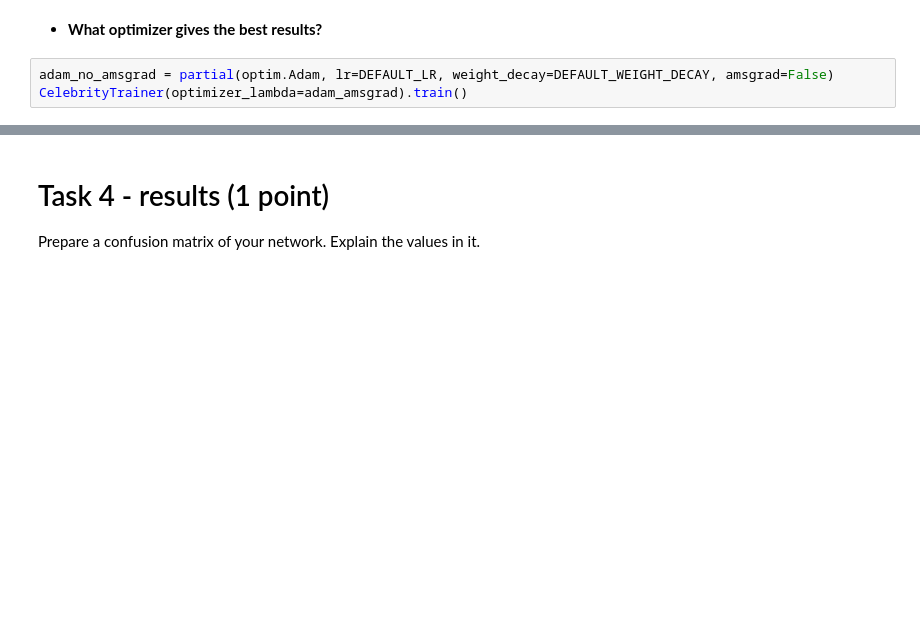
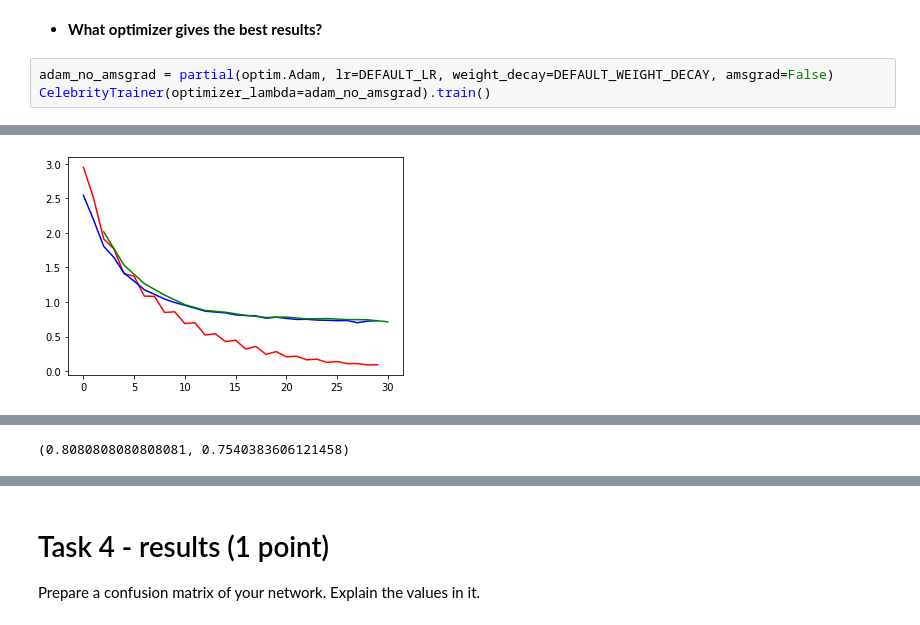
Before and after one commit to mnaruniec/GSN-Image-Classification, a Jupyter notebook: Assignment1.ipynb, the cells around one changed output, grey strips where cells are left out. Drawn from its saved outputs; the diff is of its cells as text; blank space fills up the shorter version.

```diff
--- a/Assignment1.ipynb
+++ b/Assignment1.ipynb
@@ -543,4 +617,5 @@ CelebrityTrainer(batch_norm=False).train()
 * **What optimizer gives the best results?**
 # %%
 adam_no_amsgrad = partial(optim.Adam, lr=DEFAULT_LR, weight_decay=DEFAULT_WEIGHT_DECAY, amsgrad=False)
-CelebrityTrainer(optimizer_lambda=adam_amsgrad).train()
+CelebrityTrainer(optimizer_lambda=adam_no_amsgrad).train()
+# %% [output]
@@ -546,0 +639 @@ CelebrityTrainer(optimizer_lambda=adam_amsgrad).train()
+[figure, added]
@@ -547,3 +642,4 @@ CelebrityTrainer(optimizer_lambda=adam_amsgrad).train()
+(0.8080808080808081, 0.7540383606121458)
 # %%
 sgd = partial(optim.SGD, lr=100 * DEFAULT_LR, weight_decay=DEFAULT_WEIGHT_DECAY)
 CelebrityTrainer(optimizer_lambda=sgd).train()
```
Also changed, not shown: parts of 20 cells of this notebook.
